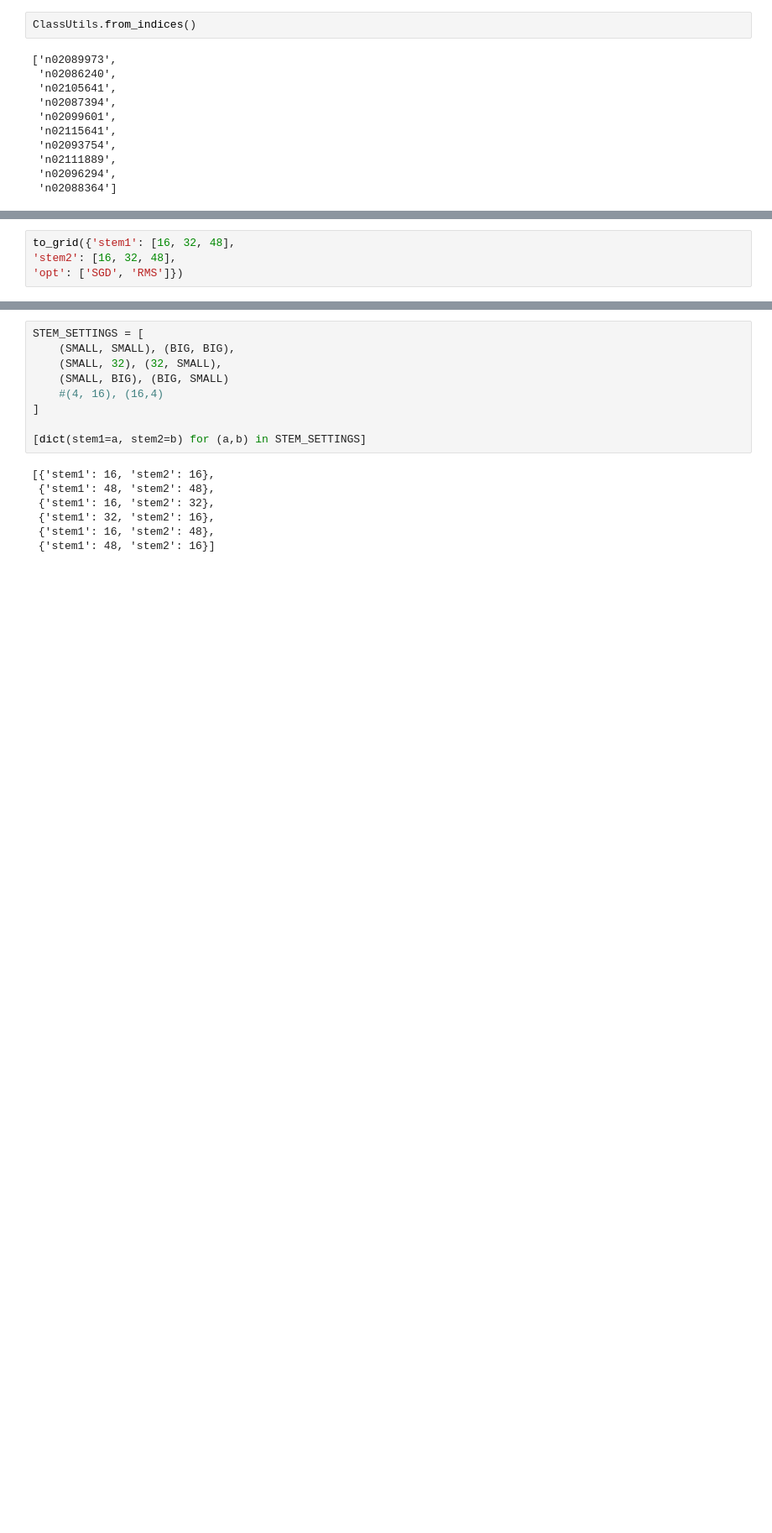
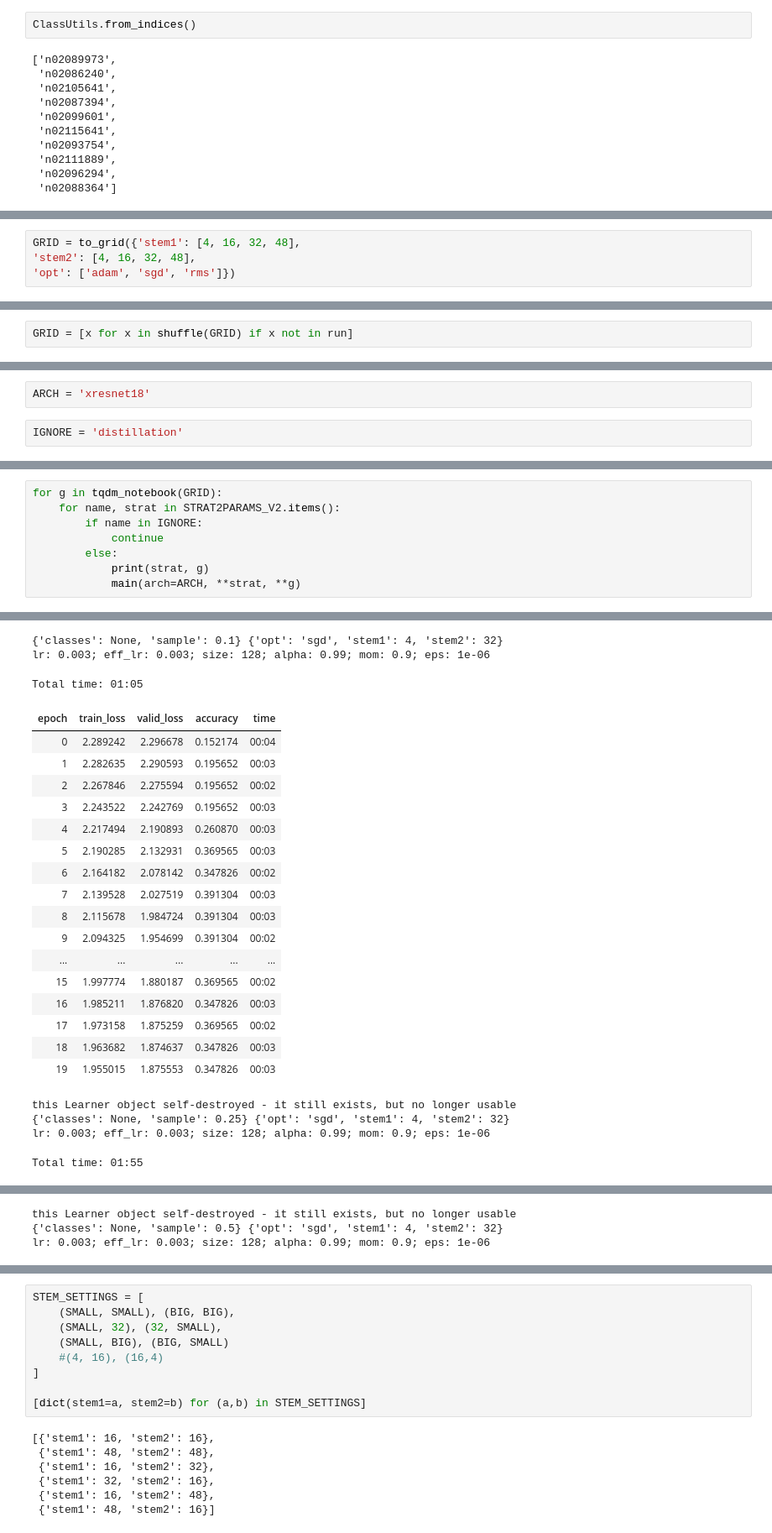
Before and after one commit to sshleifer/fastai, a Jupyter notebook: make_pred_df.ipynb, the cells around one changed output, grey strips where cells are left out. Shown at 84% size. Saved outputs shown, nothing was run; the diff lists cells and outputs as text; blank space fills up the shorter version.

```diff
--- a/make_pred_df.ipynb
+++ b/make_pred_df.ipynb
@@ -82,4 +90,4 @@ ClassUtils.from_indices()
 # %%
-to_grid({'stem1': [16, 32, 48],
-'stem2': [16, 32, 48],
-'opt': ['SGD', 'RMS']})
+GRID = to_grid({'stem1': [4, 16, 32, 48],
+'stem2': [4, 16, 32, 48],
+'opt': ['adam', 'sgd', 'rms']})
@@ -104,0 +94,2 @@ to_grid({'stem1': [16, 32, 48],
+# %%
+GRID = [x for x in shuffle(GRID) if x not in run]
@@ -104,0 +102,4 @@ to_grid({'stem1': [16, 32, 48],
+# %%
+ARCH = 'xresnet18'
+# %%
+IGNORE = 'distillation'
@@ -104,0 +109,9 @@ to_grid({'stem1': [16, 32, 48],
+# %%
+for g in tqdm_notebook(GRID):
+    for name, strat in STRAT2PARAMS_V2.items():
+        if name in IGNORE:
+            continue
+        else:
+            print(strat, g)
+            main(arch=ARCH, **strat, **g)
+# %% [output]
@@ -104,0 +119,24 @@ to_grid({'stem1': [16, 32, 48],
+{'classes': None, 'sample': 0.1} {'opt': 'sgd', 'stem1': 4, 'stem2': 32}
+lr: 0.003; eff_lr: 0.003; size: 128; alpha: 0.99; mom: 0.9; eps: 1e-06
+Total time: 01:05
+| epoch | train_loss | valid_loss | accuracy | time |
+| 0 | 2.289242 | 2.296678 | 0.152174 | 00:04 |
+| 1 | 2.282635 | 2.290593 | 0.195652 | 00:03 |
+| 2 | 2.267846 | 2.275594 | 0.195652 | 00:02 |
+| 3 | 2.243522 | 2.242769 | 0.195652 | 00:03 |
+| 4 | 2.217494 | 2.190893 | 0.260870 | 00:03 |
+| 5 | 2.190285 | 2.132931 | 0.369565 | 00:03 |
+| 6 | 2.164182 | 2.078142 | 0.347826 | 00:02 |
+| 7 | 2.139528 | 2.027519 | 0.391304 | 00:03 |
+| 8 | 2.115678 | 1.984724 | 0.391304 | 00:03 |
+| 9 | 2.094325 | 1.954699 | 0.391304 | 00:02 |
+| ... | ... | ... | ... | ... |
+| 15 | 1.997774 | 1.880187 | 0.369565 | 00:02 |
+| 16 | 1.985211 | 1.876820 | 0.347826 | 00:03 |
+| 17 | 1.973158 | 1.875259 | 0.369565 | 00:02 |
+| 18 | 1.963682 | 1.874637 | 0.347826 | 00:03 |
+| 19 | 1.955015 | 1.875553 | 0.347826 | 00:03 |
+this Learner object self-destroyed - it still exists, but no longer usable
+{'classes': None, 'sample': 0.25} {'opt': 'sgd', 'stem1': 4, 'stem2': 32}
+lr: 0.003; eff_lr: 0.003; size: 128; alpha: 0.99; mom: 0.9; eps: 1e-06
+Total time: 01:55
@@ -104,0 +160,3 @@ to_grid({'stem1': [16, 32, 48],
+this Learner object self-destroyed - it still exists, but no longer usable
+{'classes': None, 'sample': 0.5} {'opt': 'sgd', 'stem1': 4, 'stem2': 32}
+lr: 0.003; eff_lr: 0.003; size: 128; alpha: 0.99; mom: 0.9; eps: 1e-06
```
Also changed, not shown: parts of 13 cells of this notebook, 1 other file.
